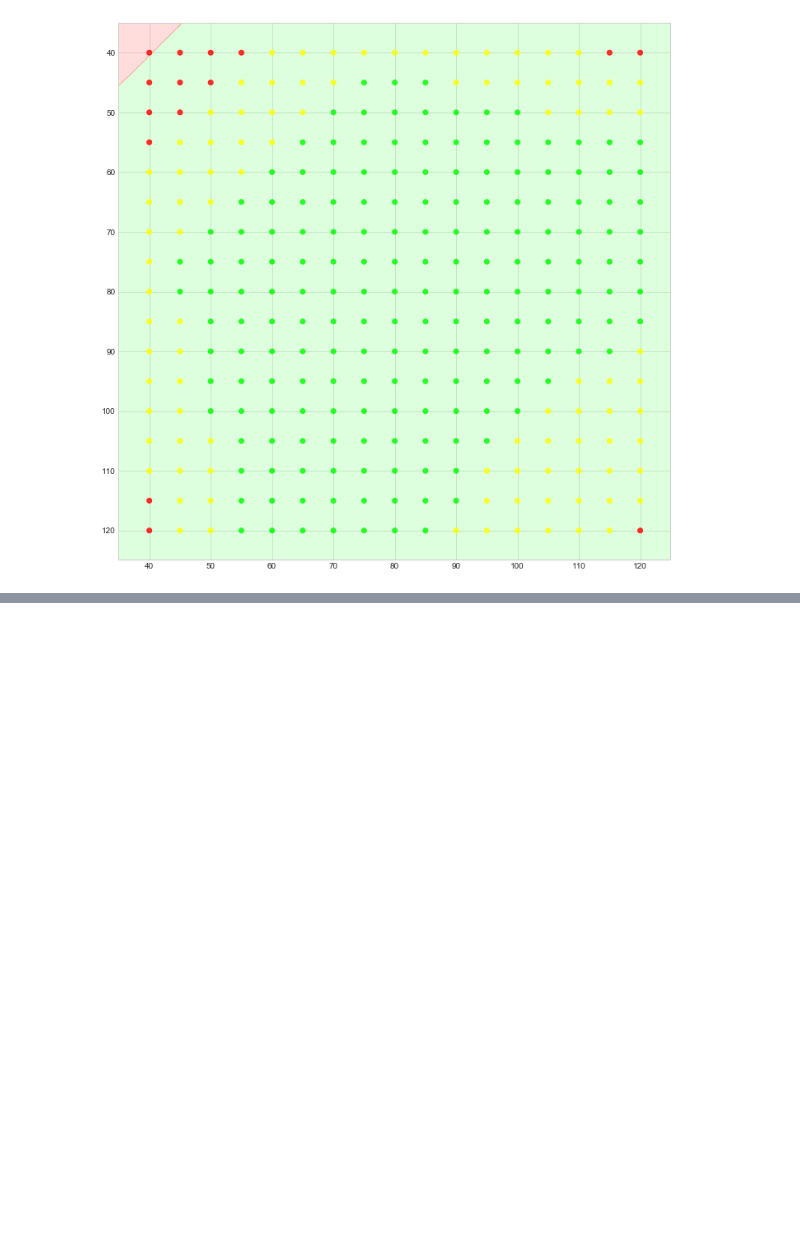
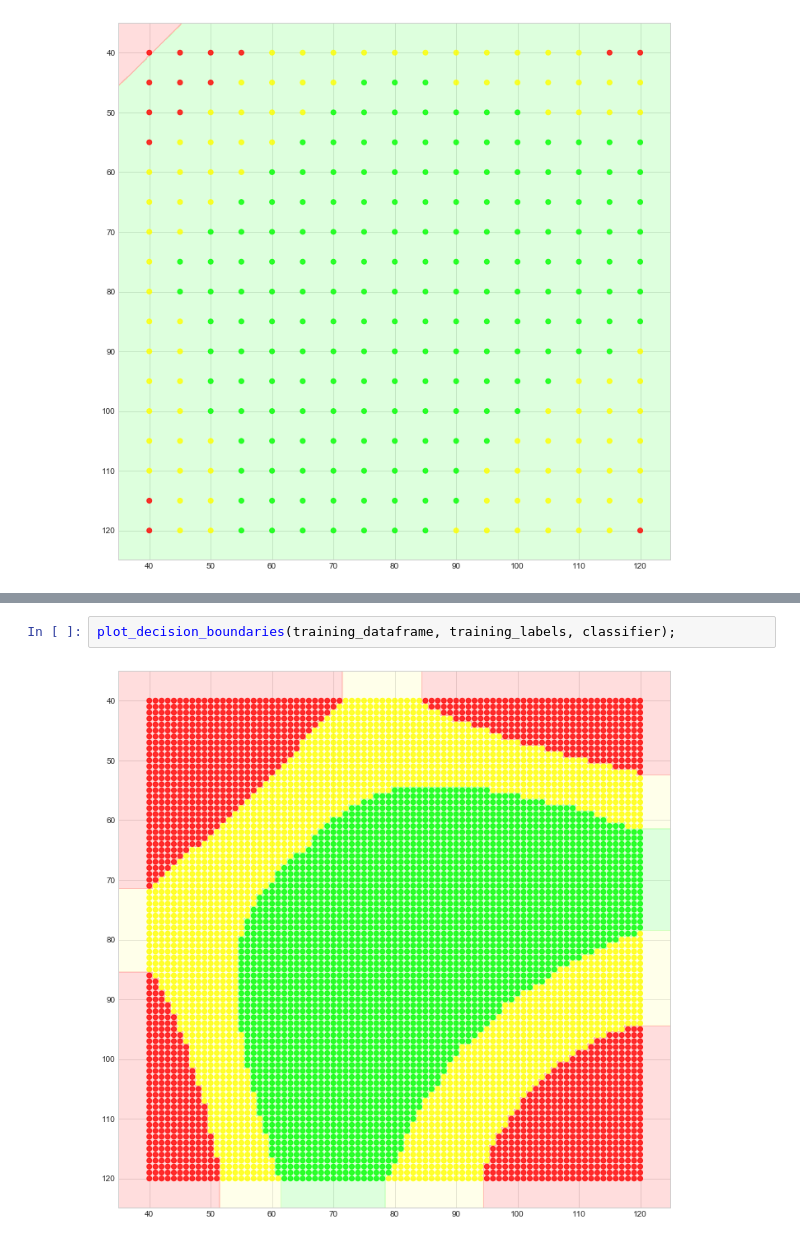
Before and after one commit to MagnsW/Geophysical-Subarray_separation_matrix, a Jupyter notebook: Separation_matrix_Kizomba-Separation_QC-KNN.ipynb, the cells around one changed output, grey strips where cells are left out. Saved outputs shown, nothing was run; the diff lists cells and outputs as text; blank space fills up the shorter version.

```diff
--- a/Separation_matrix_Kizomba-Separation_QC-KNN.ipynb
+++ b/Separation_matrix_Kizomba-Separation_QC-KNN.ipynb
@@ -565,0 +736,4 @@ plot_decision_boundaries(training_data, training_labels, classifier);
+# %%
+plot_decision_boundaries(training_dataframe, training_labels, classifier);
+# %% [output]
+[figure, added]
```
Also changed, not shown: parts of 27 cells of this notebook.
